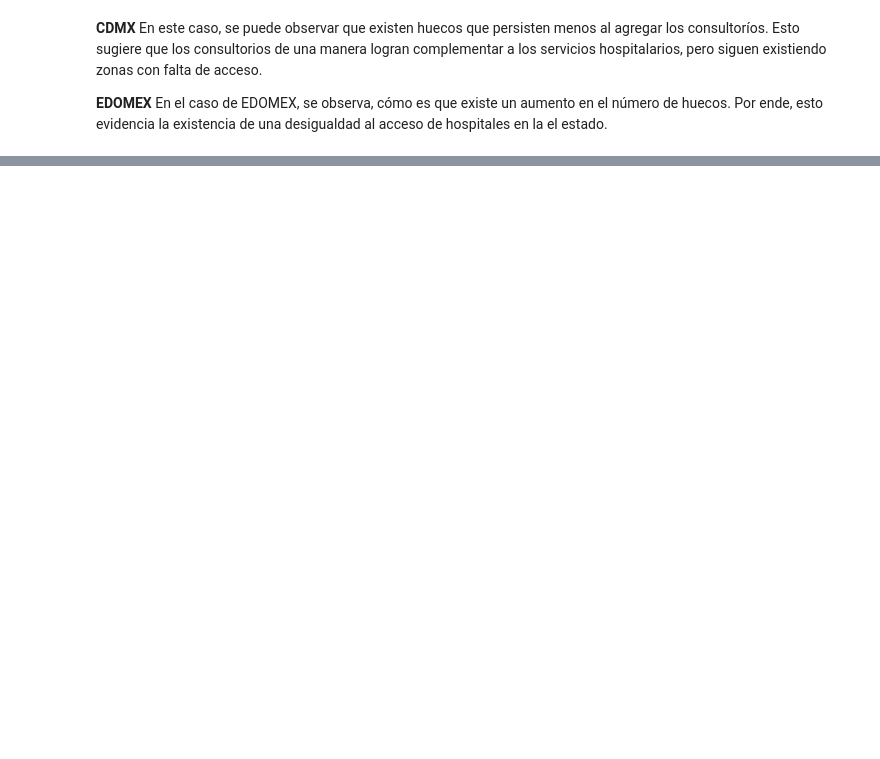
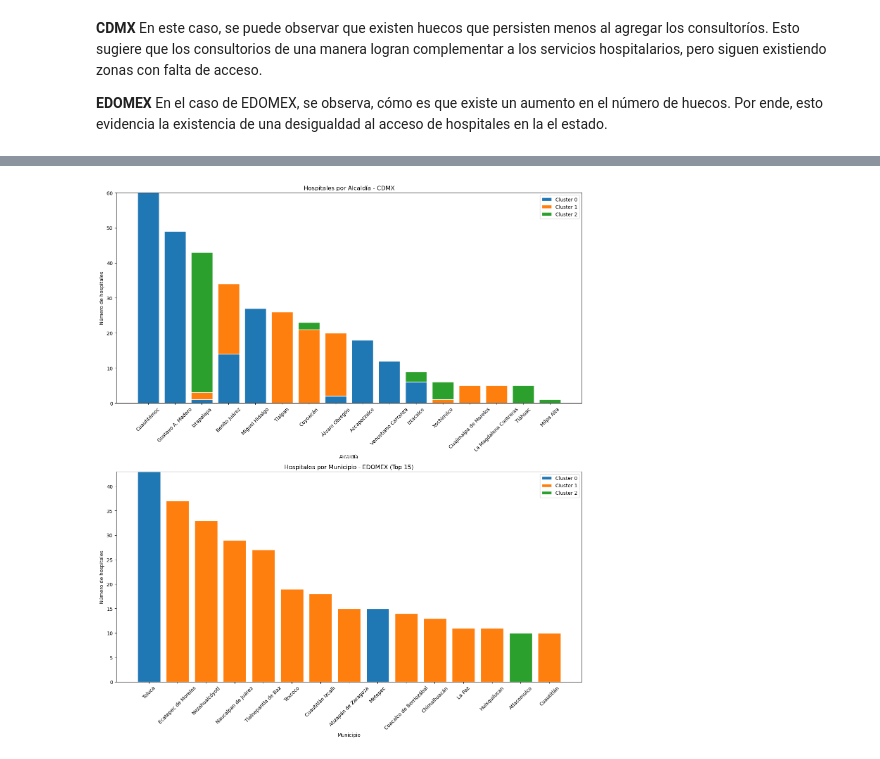
Before and after one commit to A01659576/An-lisis-de-Datos-econ-micos-Geolocalizados-utilizando-Persistencia-Homol-gica, a Jupyter notebook: RetoTopologia62.ipynb, the cells around one changed output, grey strips where cells are left out. Saved outputs shown, nothing was run; the diff lists cells and outputs as text; code cells hidden in the pictures; blank space fills up the shorter version.

```diff
--- a/RetoTopologia62.ipynb
+++ b/RetoTopologia62.ipynb
@@ -1069,0 +1300,12 @@ En el caso de EDOMEX, se observa, cómo es que existe un aumento en el número d
+# %%
+# Agregar etiquetas de cluster a los DataFrames originales
+hosp_cdmx = hosp_cdmx.copy()
+hosp_cdmx['cluster'] = labels_hosp_cdmx
+
+hosp_edomex = hosp_edomex.copy()
+hosp_edomex['cluster'] = labels_hosp_edomex
+
+cons_cdmx = cons_cdmx.copy()
+cons_cdmx['cluster'] = labels_cons_cdmx
+cons_edomex = cons_edomex.copy()
+cons_edomex['cluster'] = labels_cons_edomex
@@ -1069,0 +1373,48 @@ En el caso de EDOMEX, se observa, cómo es que existe un aumento en el número d
+# %%
+fig, axes = plt.subplots(2, 1, figsize=(14, 16))
+
+# ── CDMX ────────────────────────────────────────────────────────
+conteo_hosp_cdmx = hosp_cdmx.groupby(['municipio', 'cluster']).size().unstack(fill_value=0)
+conteo_hosp_cdmx['total'] = conteo_hosp_cdmx.sum(axis=1)
+conteo_hosp_cdmx = conteo_hosp_cdmx.sort_values('total', ascending=False)
+
+
+# Hospitales por alcaldía - gráfico de barras apiladas
+bottom = np.zeros(len(conteo_hosp_cdmx))
+for i in range(k):
+    if i in conteo_hosp_cdmx.columns:
+        axes[0].bar(conteo_hosp_cdmx.index, conteo_hosp_cdmx[i],
+                    bottom=bottom, color=plt.cm.tab10(i / 10),
+                    label=f'Cluster {i}', edgecolor='white')
+        bottom += conteo_hosp_cdmx[i].values
+
+axes[0].set_title('Hospitales por Alcaldía - CDMX')
+axes[0].set_xlabel('Alcaldía')
+axes[0].set_ylabel('Número de hospitales')
+axes[0].tick_params(axis='x', rotation=45)
+axes[0].legend()
+
+# ── EDOMEX — top 15 municipios ──────────────────────────────────
+conteo_hosp_edomex = hosp_edomex.groupby(['municipio', 'cluster']).size().unstack(fill_value=0)
+conteo_hosp_edomex['total'] = conteo_hosp_edomex.sum(axis=1)
+conteo_hosp_edomex = conteo_hosp_edomex.sort_values('total', ascending=False).head(15)
+
+bottom = np.zeros(len(conteo_hosp_edomex))
+for i in range(k):
+    if i in conteo_hosp_edomex.columns:
+        axes[1].bar(conteo_hosp_edomex.index, conteo_hosp_edomex[i],
+                    bottom=bottom, color=plt.cm.tab10(i / 10),
+                    label=f'Cluster {i}', edgecolor='white')
+        bottom += conteo_hosp_edomex[i].values
+
+axes[1].set_title('Hospitales por Municipio - EDOMEX (Top 15)')
+axes[1].set_xlabel('Municipio')
+axes[1].set_ylabel('Número de hospitales')
+axes[1].tick_params(axis='x', rotation=45)
+axes[1].legend()
+
+
+plt.tight_layout()
+plt.show()
+# %% [output]
+[figure, added]
```
Also changed, not shown: parts of 39 cells of this notebook.
